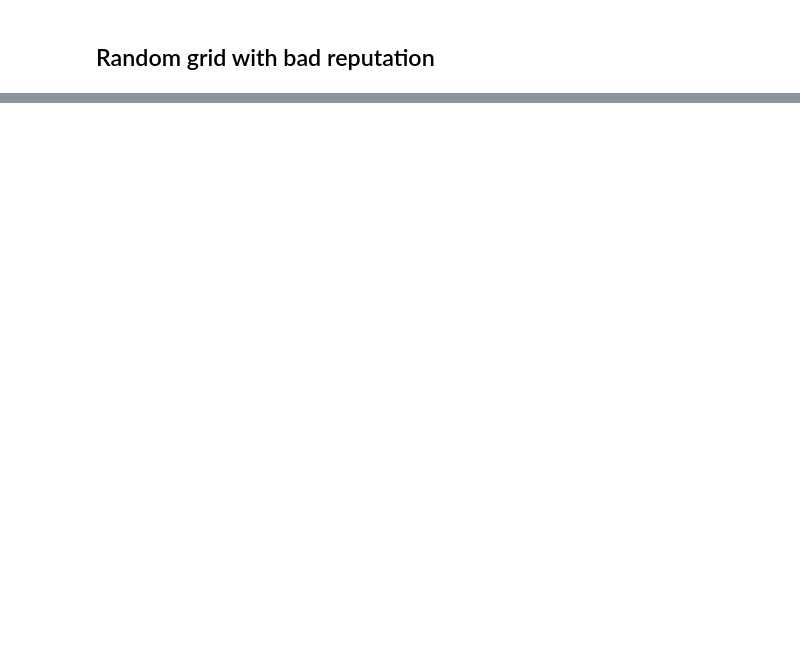
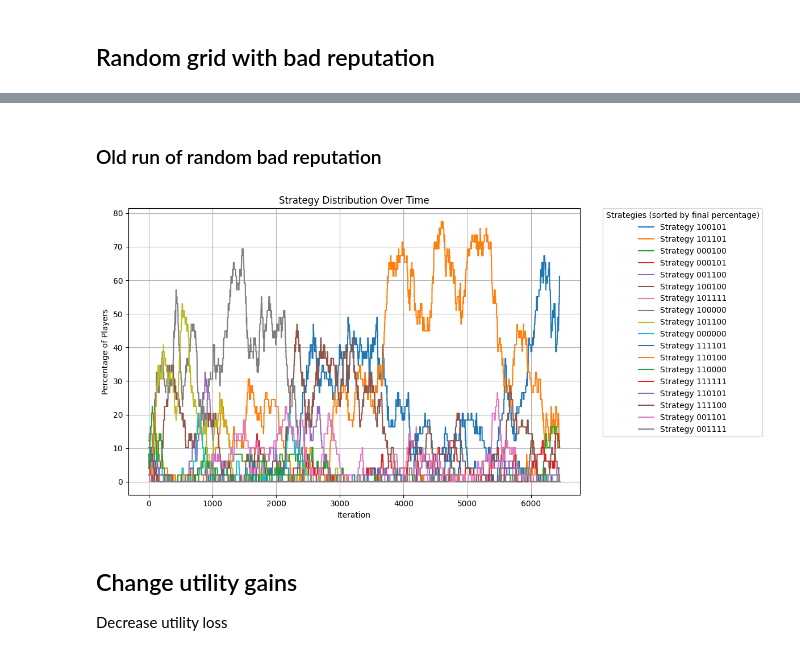
Before and after one commit to TobiasWallstrom/ENM140-project, a Jupyter notebook: presentation.ipynb, the cells around one changed output, grey strips where cells are left out. Saved outputs shown, nothing was run; the diff lists cells and outputs as text; code cells hidden in the pictures; blank space fills up the shorter version.

```diff
--- a/presentation.ipynb
+++ b/presentation.ipynb
@@ -121,0 +105,10 @@ AttributeError: 'Player' object has no attribute 'change_reputation'
+# %% [markdown]
+### Old run of random bad reputation
+# %%
+file_path = "plots/random_badrep_4000rounds.png"
+display(Image(filename=file_path))
+# %% [output]
+[figure, added]
+# %% [markdown]
+## Change utility gains
+Decrease utility loss
```
Also changed, not shown: parts of 10 cells of this notebook, 3 other files.
